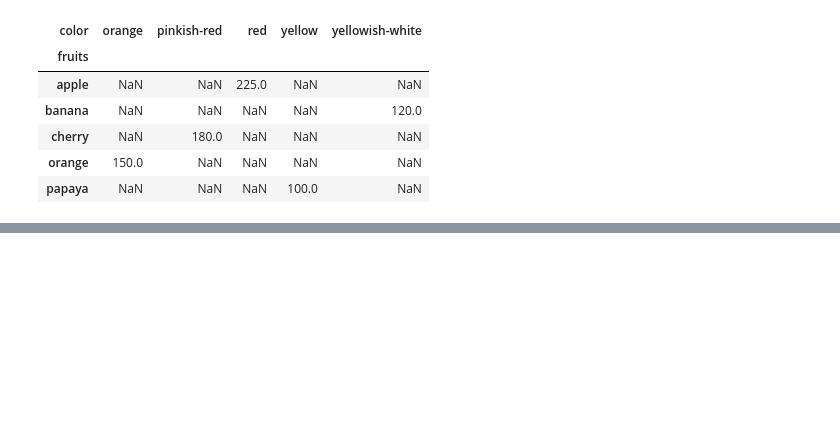
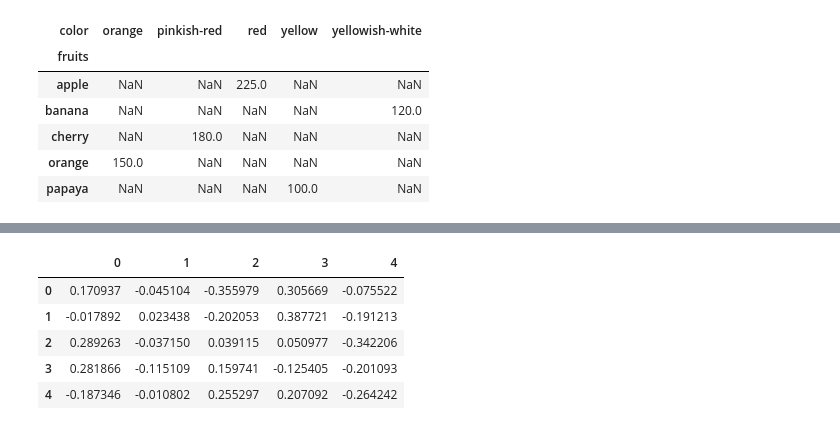
Before and after one commit to 24f3003058/100-pandas-puzzles, a Jupyter notebook: Challenge100.ipynb, the cells around one changed output, grey strips where cells are left out. Drawn from its saved outputs; the diff is of its cells as text; code cells hidden in the pictures; blank space fills up the shorter version.

```diff
--- a/Challenge100.ipynb
+++ b/Challenge100.ipynb
@@ -236,0 +292,9 @@ df.pivot_table(index='fruits',columns='color',values="price", aggfunc='mean')
+# %%
+df.sub(df.mean(axis=1) , axis=0)
+# %% [output]
+|  | 0 | 1 | 2 | 3 | 4 |
+| 0 | 0.170937 | -0.045104 | -0.355979 | 0.305669 | -0.075522 |
+| 1 | -0.017892 | 0.023438 | -0.202053 | 0.387721 | -0.191213 |
+| 2 | 0.289263 | -0.037150 | 0.039115 | 0.050977 | -0.342206 |
+| 3 | 0.281866 | -0.115109 | 0.159741 | -0.125405 | -0.201093 |
+| 4 | -0.187346 | -0.010802 | 0.255297 | 0.207092 | -0.264242 |
```
Also changed, not shown: parts of 8 cells of this notebook.
